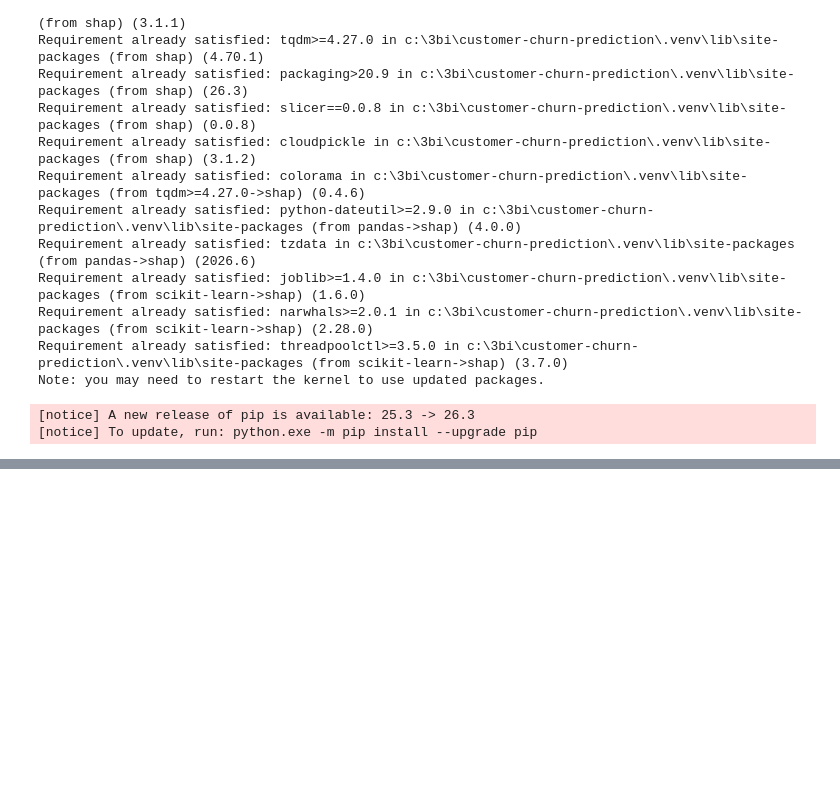
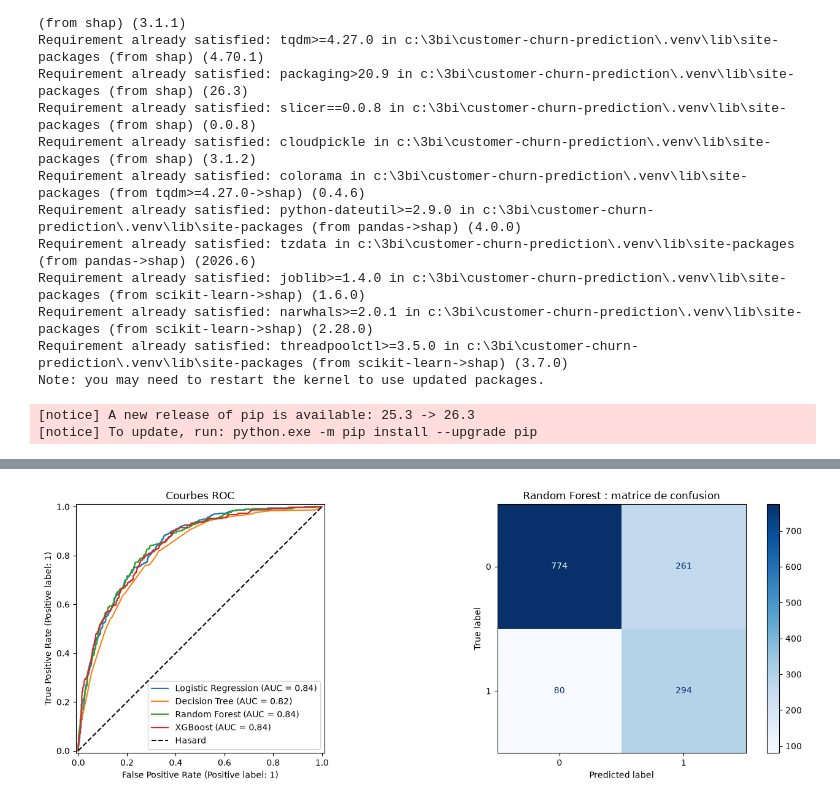
Before and after one commit to oumaymajalel2024-hash/customer-churn-prediction, a Jupyter notebook: notebooks/04_machine_learning.ipynb, the cells around one changed output, grey strips where cells are left out. Saved outputs shown, nothing was run; the diff lists cells and outputs as text; code cells hidden in the pictures; blank space fills up the shorter version.

```diff
--- a/notebooks/04_machine_learning.ipynb
+++ b/notebooks/04_machine_learning.ipynb
@@ -43,0 +411,24 @@ Note: you may need to restart the kernel to use updated packages.
+# %%
+# Poids pour compenser le déséquilibre (clients restés / clients partis)
+ratio = (y_train == 0).sum() / (y_train == 1).sum()
+
+xgb_model = xgb.XGBClassifier(
+    n_estimators=300,
+    learning_rate=0.05,
+    max_depth=4,
+    subsample=0.8,
+    colsample_bytree=0.8,
+    scale_pos_weight=ratio,
+    eval_metric="logloss",
+    random_state=42,
+)
+xgb_model.fit(X_train, y_train)
+
+y_pred_xgb = xgb_model.predict(X_test)
+y_proba_xgb = xgb_model.predict_proba(X_test)[:, 1]
+
+resultats.append(evaluer("XGBoost", y_test, y_pred_xgb, y_proba_xgb))
+
+# Tableau de comparaison des 4 modèles
+comparaison = pd.DataFrame(resultats).set_index("Modèle").sort_values("ROC-AUC", ascending=False)
+comparaison
@@ -43,0 +442,22 @@ Note: you may need to restart the kernel to use updated packages.
+# %%
+from sklearn.metrics import RocCurveDisplay
+
+fig, axes = plt.subplots(1, 2, figsize=(14, 5))
+
+# 1. Courbes ROC des 4 modèles
+RocCurveDisplay.from_predictions(y_test, y_proba, name="Logistic Regression", ax=axes[0])
+RocCurveDisplay.from_predictions(y_test, tree.predict_proba(X_test)[:, 1], name="Decision Tree", ax=axes[0])
+RocCurveDisplay.from_predictions(y_test, rf.predict_proba(X_test)[:, 1], name="Random Forest", ax=axes[0])
+RocCurveDisplay.from_predictions(y_test, y_proba_xgb, name="XGBoost", ax=axes[0])
+axes[0].plot([0, 1], [0, 1], "k--", label="Hasard")
+axes[0].set_title("Courbes ROC")
+axes[0].legend()
+
+# 2. Matrice de confusion du meilleur modèle (Random Forest)
+ConfusionMatrixDisplay.from_estimator(rf, X_test, y_test, cmap="Blues", ax=axes[1])
+axes[1].set_title("Random Forest : matrice de confusion")
+
+plt.tight_layout()
+plt.show()
+# %% [output]
+[figure, added]
```
Also changed, not shown: parts of 13 cells of this notebook, 3 other files.
